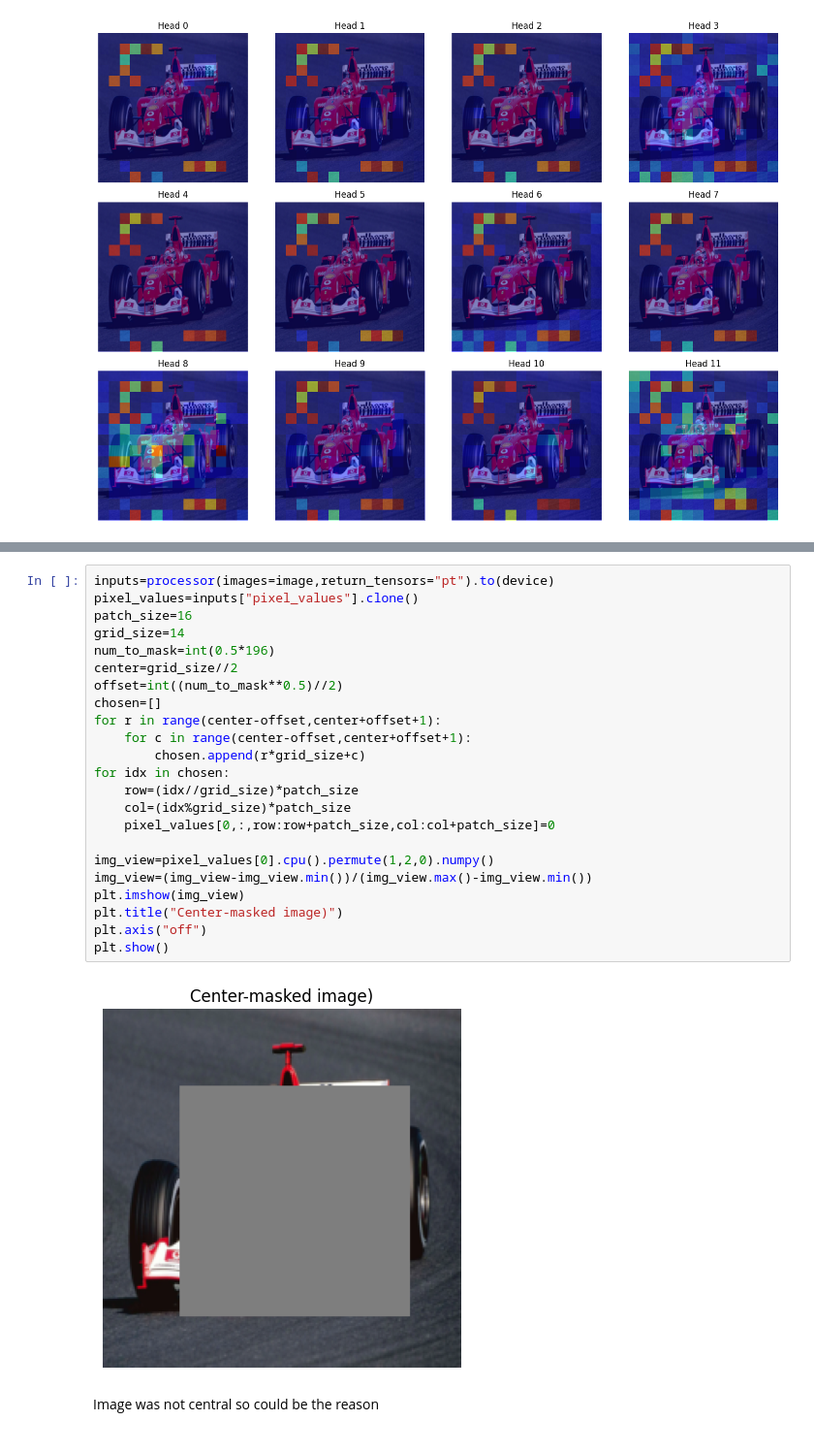
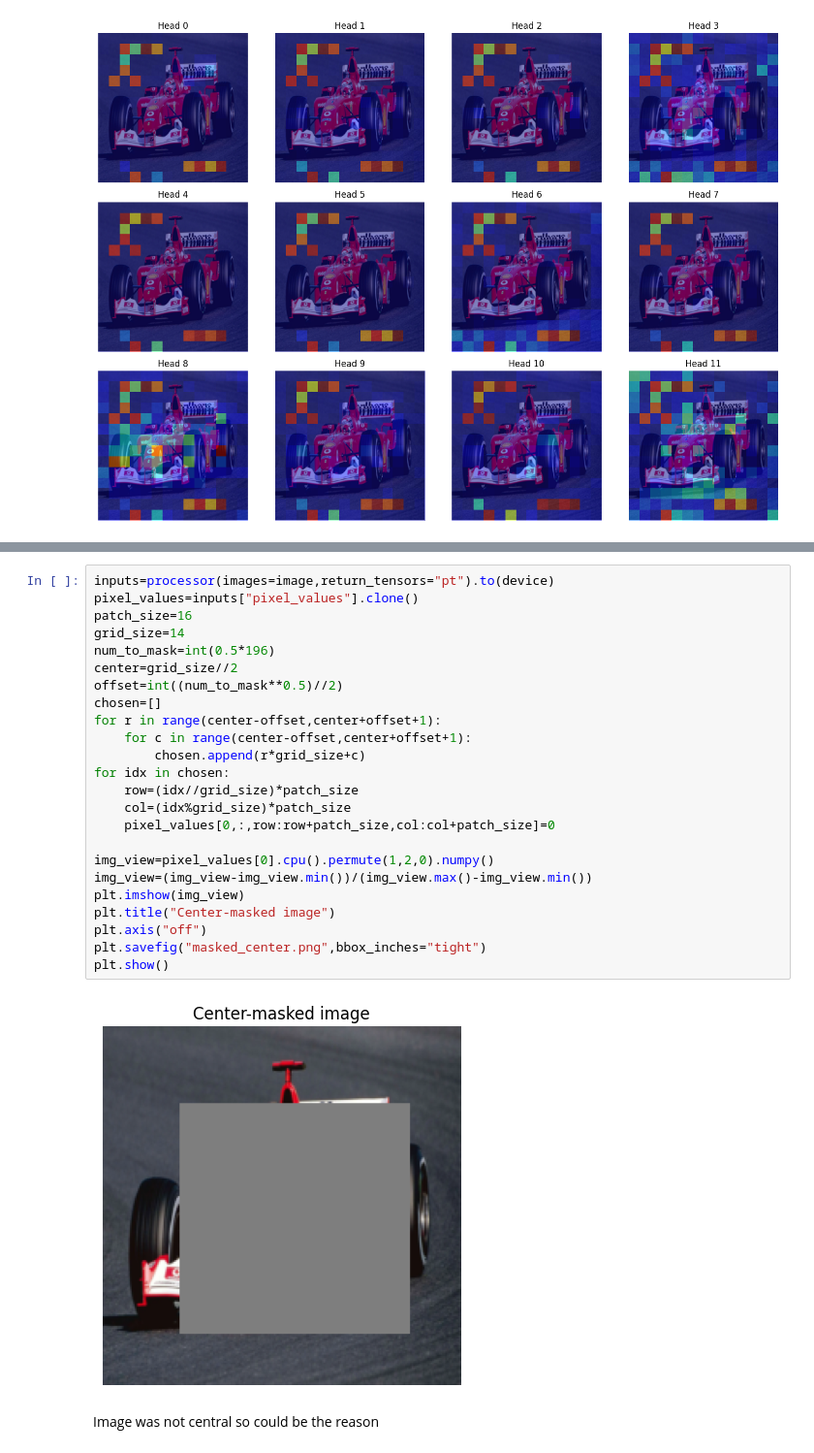
Before and after one commit to shujaabbasn/ATML, a Jupyter notebook: pa0/task2_vit/task2.ipynb, the cells around one changed output, grey strips where cells are left out. Shown at 97% size. Saved outputs shown, nothing was run; the diff lists cells and outputs as text.

Commit message:
errors fixed, figures updated on report

```diff
--- a/pa0/task2_vit/task2.ipynb
+++ b/pa0/task2_vit/task2.ipynb
@@ -168,28 +159,29 @@ center, P(race car): 0.9249
 # %%
 inputs=processor(images=image,return_tensors="pt").to(device)
 pixel_values=inputs["pixel_values"].clone()
 patch_size=16
 grid_size=14
 num_to_mask=int(0.5*196)
 center=grid_size//2
 offset=int((num_to_mask**0.5)//2)
 chosen=[]
 for r in range(center-offset,center+offset+1):
     for c in range(center-offset,center+offset+1):
         chosen.append(r*grid_size+c)
 for idx in chosen:
     row=(idx//grid_size)*patch_size
     col=(idx%grid_size)*patch_size
     pixel_values[0,:,row:row+patch_size,col:col+patch_size]=0
 
 img_view=pixel_values[0].cpu().permute(1,2,0).numpy()
 img_view=(img_view-img_view.min())/(img_view.max()-img_view.min())
 plt.imshow(img_view)
-plt.title("Center-masked image)")
+plt.title("Center-masked image")
 plt.axis("off")
+plt.savefig("masked_center.png",bbox_inches="tight")
 plt.show()
 # %% [output]
-[figure, old version]
+[figure, new version]
 # %% [markdown]
 Image was not central so could be the reason
 # %%
```
Also changed, not shown: parts of 7 cells of this notebook, 8 other files.
